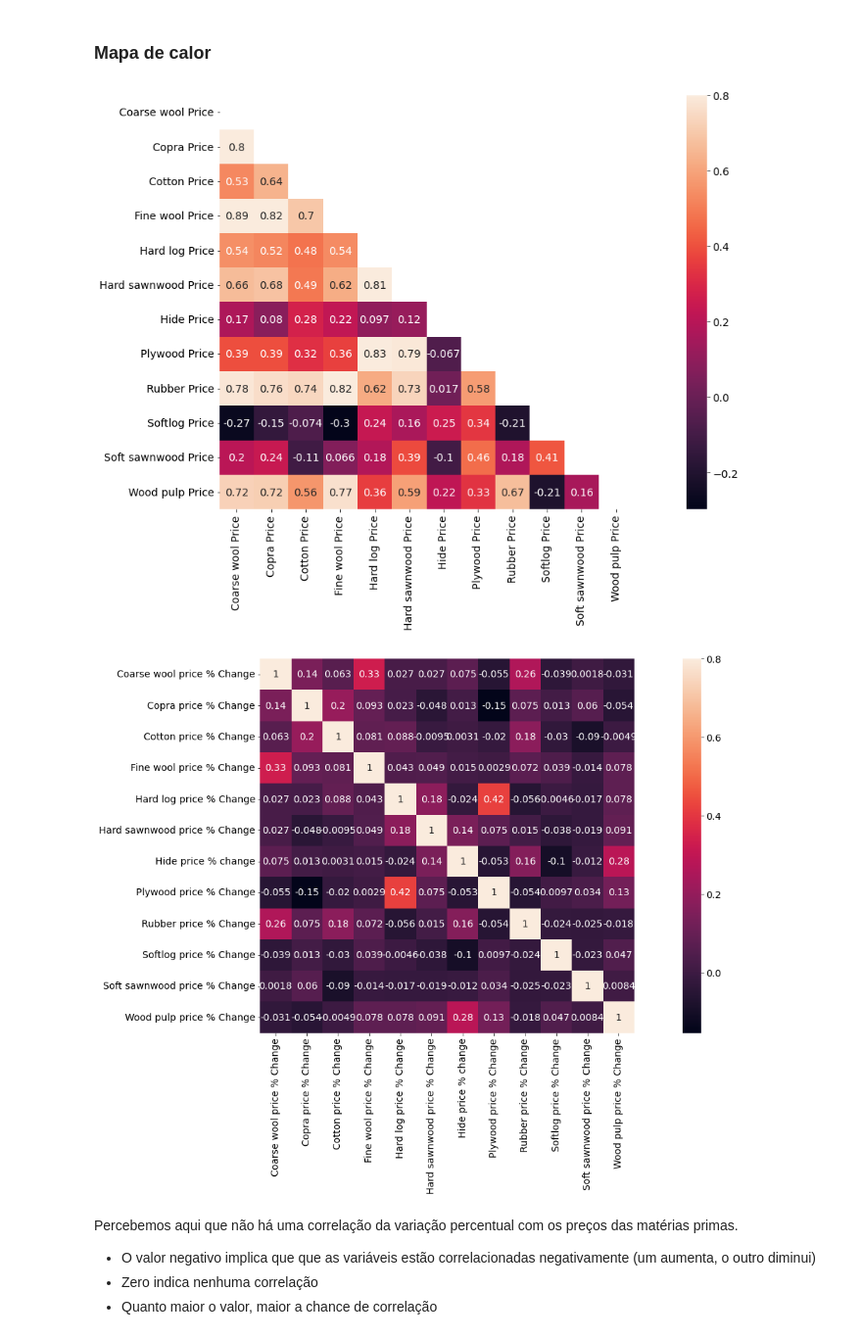
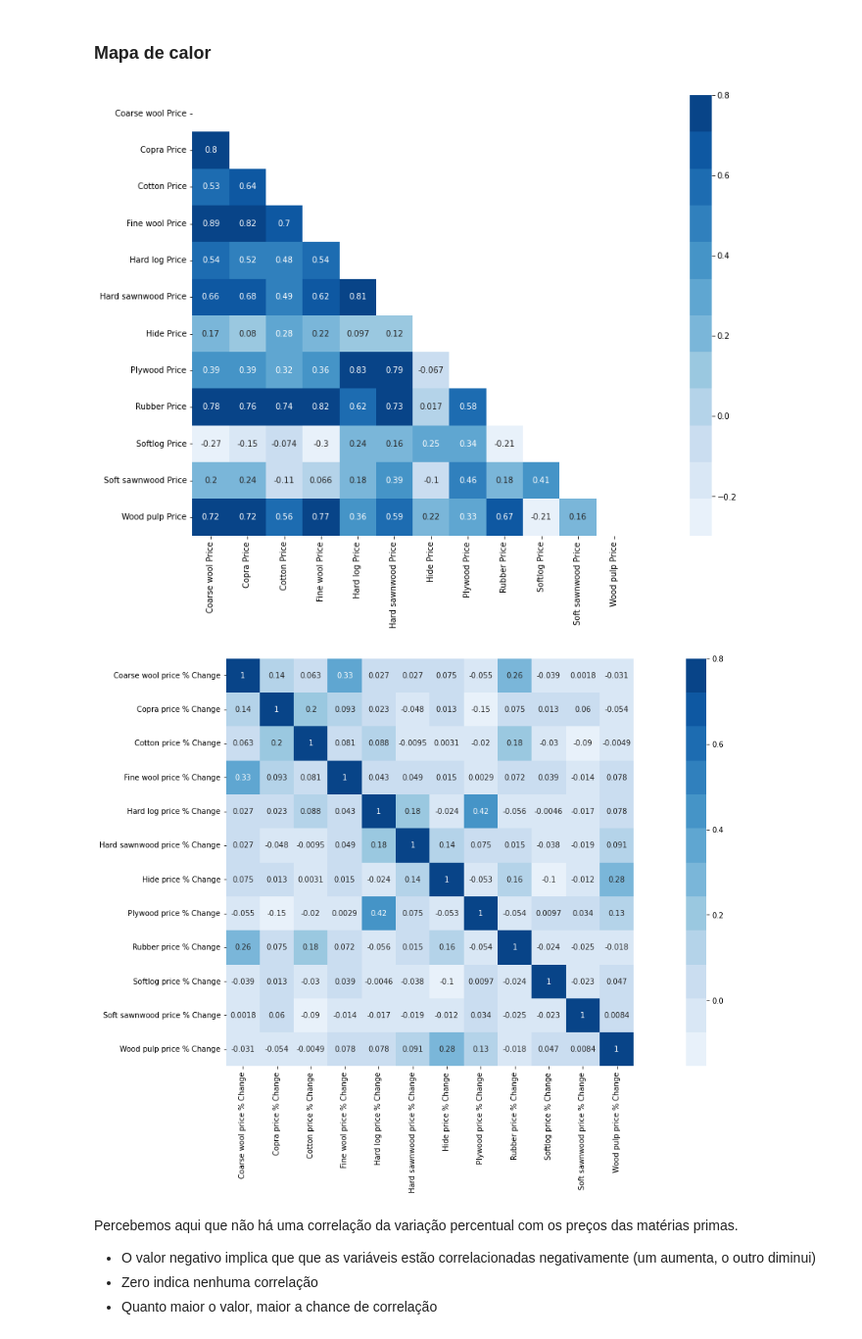
Before and after one commit to RaulOAlves/Agricultural_Raw_Material_prices_-1990_2020-, a Jupyter notebook: Agricultural_Raw_Material_prices_(1990_2020).ipynb, the cells around one changed output. Shown at 98% size. Saved outputs shown, nothing was run; the diff lists cells and outputs as text; code cells hidden in the pictures.

```diff
--- a/Agricultural_Raw_Material_prices_(1990_2020).ipynb
+++ b/Agricultural_Raw_Material_prices_(1990_2020).ipynb
@@ -97,3 +126,8 @@ Soft sawnwood price % Change    0
 Wood pulp Price                 0
 Wood pulp price % Change        0
 dtype: int64
+# %%
+# Corrigindo letra maiúscula
+df = df.rename(columns={'Hide price % change': 'Hide price % Change'})
+
+df.head()
@@ -100,7 +142,7 @@ dtype: int64
 # %%
 # Converter os dados para float para poder realizar operações matemáticas e estatísticas
 prices = ['Coarse wool Price', 'Copra Price', 'Cotton Price', 'Fine wool Price', 'Hard log Price', 'Hard sawnwood Price', 'Hide Price', 'Plywood Price', 'Rubber Price' , 'Softlog Price', 'Soft sawnwood Price', 'Wood pulp Price']
-changes = ['Coarse wool price % Change', 'Copra price % Change', 'Cotton price % Change', 'Fine wool price % Change', 'Hard log price % Change', 'Hard sawnwood price % Change', 'Hide price % change', 'Plywood price % Change', 'Rubber price % Change', 'Softlog price % Change', 'Soft sawnwood price % Change', 'Wood pulp price % Change']
+changes = ['Coarse wool price % Change', 'Copra price % Change', 'Cotton price % Change', 'Fine wool price % Change', 'Hard log price % Change', 'Hard sawnwood price % Change', 'Hide price % Change', 'Plywood price % Change', 'Rubber price % Change', 'Softlog price % Change', 'Soft sawnwood price % Change', 'Wood pulp price % Change']
 
 lst = prices + changes
 df[lst] = df[lst].astype('float')
@@ -163,5 +199,5 @@ import matplotlib.pyplot as plt
 # %%
 # Estilo dos gráficos
-matplotlib.rcParams['font.size'] = 14
-matplotlib.rcParams['figure.figsize'] = (9,5)
-matplotlib.rcParams['figure.facecolor'] = '#00000000'
+#matplotlib.rcParams['font.size'] = 14
+#matplotlib.rcParams['figure.figsize'] = (9,5)
+#matplotlib.rcParams['figure.facecolor'] = '#00000000'
@@ -178,22 +220,23 @@ fig = plt.figure(figsize = (25,10))
 mask = np.triu(np.ones_like(corrmat, dtype=bool))
 
 # Plotando o Mapa de Calor da correlação dos preços
-sns.heatmap(corrmat, vmax=.8, mask=mask, square= True, annot=True)
+colormap = sns.color_palette("Blues",12)
+sns.heatmap(corrmat, vmax=.8, mask=mask, square= True, annot=True, cmap=colormap)
 plt.show()
 # %% [output]
-[figure, old version]
+[figure, new version]
 # %%
 # Verificando a matriz de correlação das variações dos preços dos produtos
 corrmat = df[changes].corr()
 
 # Configurando o tamanho do gráfico
 fig = plt.figure(figsize = (25,10))
 
 # Plotando o Mapa de Calor da correlação dos preços
-sns.heatmap(corrmat, vmax=.8, square= True, annot=True)
+sns.heatmap(corrmat, vmax=.8, square= True, annot=True, cmap=colormap)
 plt.show()
 # %% [output]
-[figure, old version]
+[figure, new version]
 # %% [markdown]
 Percebemos aqui que não há uma correlação da variação percentual com os preços das matérias primas.
 
```
Also changed, not shown: parts of 26 cells of this notebook.
